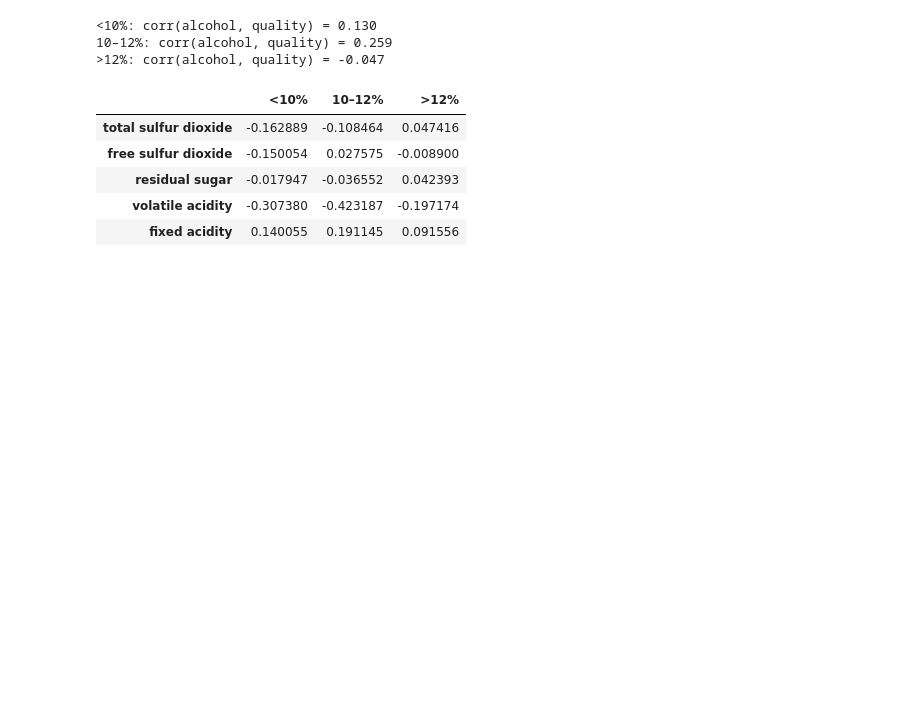
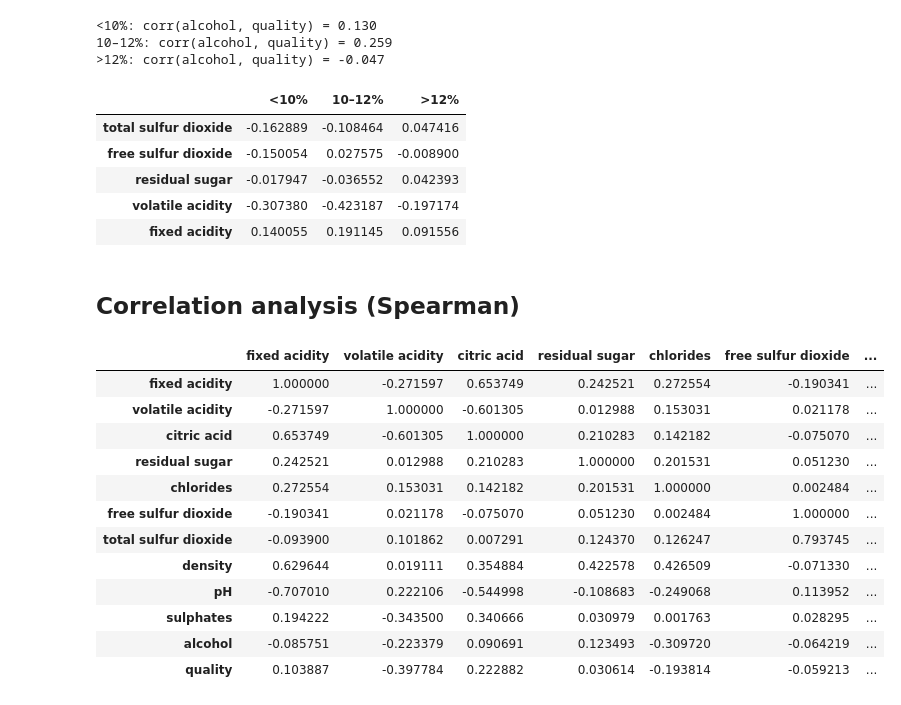
Before and after one commit to Martukigl/wine-analysis-project, a Jupyter notebook: notebooks/01_wine_quality_EDA.ipynb, the cells around one changed output. Saved outputs shown, nothing was run; the diff lists cells and outputs as text; code cells hidden in the pictures; blank space fills up the shorter version.

```diff
--- a/notebooks/01_wine_quality_EDA.ipynb
+++ b/notebooks/01_wine_quality_EDA.ipynb
@@ -500,3 +500,31 @@ corr_table.head()
 | residual sugar | -0.017947 | -0.036552 | 0.042393 |
 | volatile acidity | -0.307380 | -0.423187 | -0.197174 |
 | fixed acidity | 0.140055 | 0.191145 | 0.091556 |
+# %% [markdown]
+## Correlation analysis (Spearman)
+# %%
+# --- Spearman correlation
+# Spearman captures monotonic (not necessarily linear) relationships
+# and is more robust to outliers than Pearson
+
+import numpy as np
+
+numeric_cols = wine_quality.select_dtypes(include=np.number).columns
+
+spearman_corr =wine_quality[numeric_cols].corr(method="spearman")
+
+spearman_corr
+# %% [output]
+|  | fixed acidity | volatile acidity | citric acid | residual sugar | chlorides | free sulfur dioxide | ... |
+| fixed acidity | 1.000000 | -0.271597 | 0.653749 | 0.242521 | 0.272554 | -0.190341 | ... |
+| volatile acidity | -0.271597 | 1.000000 | -0.601305 | 0.012988 | 0.153031 | 0.021178 | ... |
+| citric acid | 0.653749 | -0.601305 | 1.000000 | 0.210283 | 0.142182 | -0.075070 | ... |
+| residual sugar | 0.242521 | 0.012988 | 0.210283 | 1.000000 | 0.201531 | 0.051230 | ... |
+| chlorides | 0.272554 | 0.153031 | 0.142182 | 0.201531 | 1.000000 | 0.002484 | ... |
+| free sulfur dioxide | -0.190341 | 0.021178 | -0.075070 | 0.051230 | 0.002484 | 1.000000 | ... |
+| total sulfur dioxide | -0.093900 | 0.101862 | 0.007291 | 0.124370 | 0.126247 | 0.793745 | ... |
+| density | 0.629644 | 0.019111 | 0.354884 | 0.422578 | 0.426509 | -0.071330 | ... |
+| pH | -0.707010 | 0.222106 | -0.544998 | -0.108683 | -0.249068 | 0.113952 | ... |
+| sulphates | 0.194222 | -0.343500 | 0.340666 | 0.030979 | 0.001763 | 0.028295 | ... |
+| alcohol | -0.085751 | -0.223379 | 0.090691 | 0.123493 | -0.309720 | -0.064219 | ... |
+| quality | 0.103887 | -0.397784 | 0.222882 | 0.030614 | -0.193814 | -0.059213 | ... |
```
Also changed, not shown: parts of 14 cells of this notebook, 6 other files.
